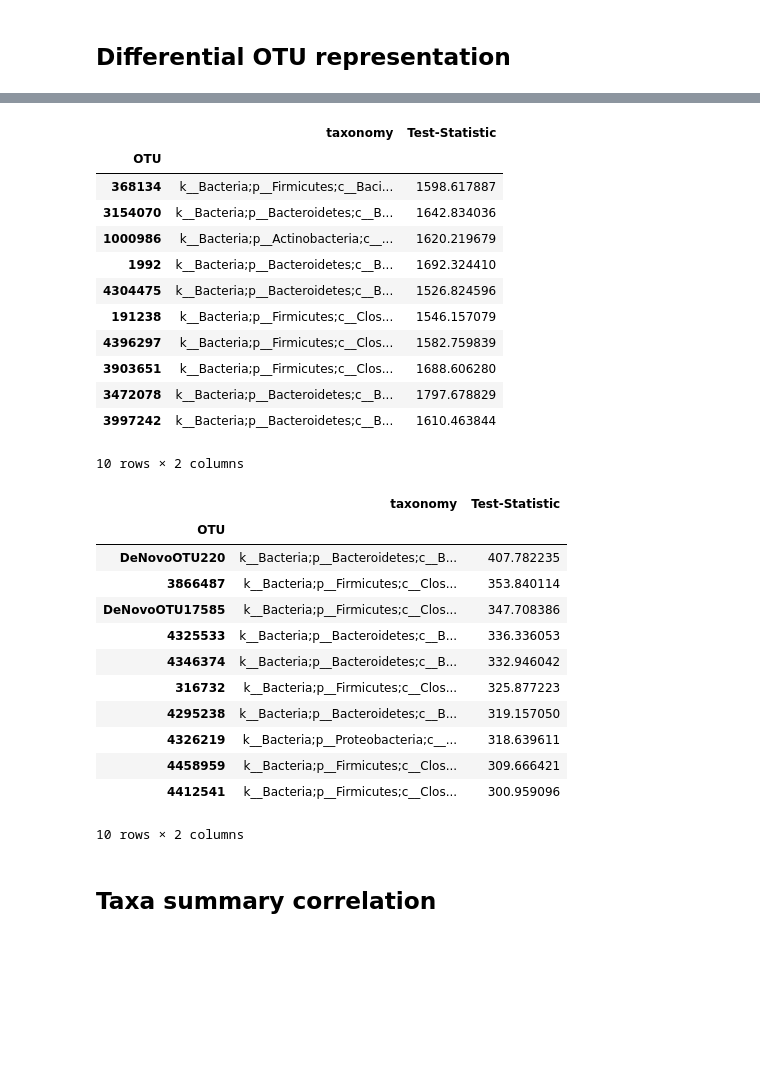
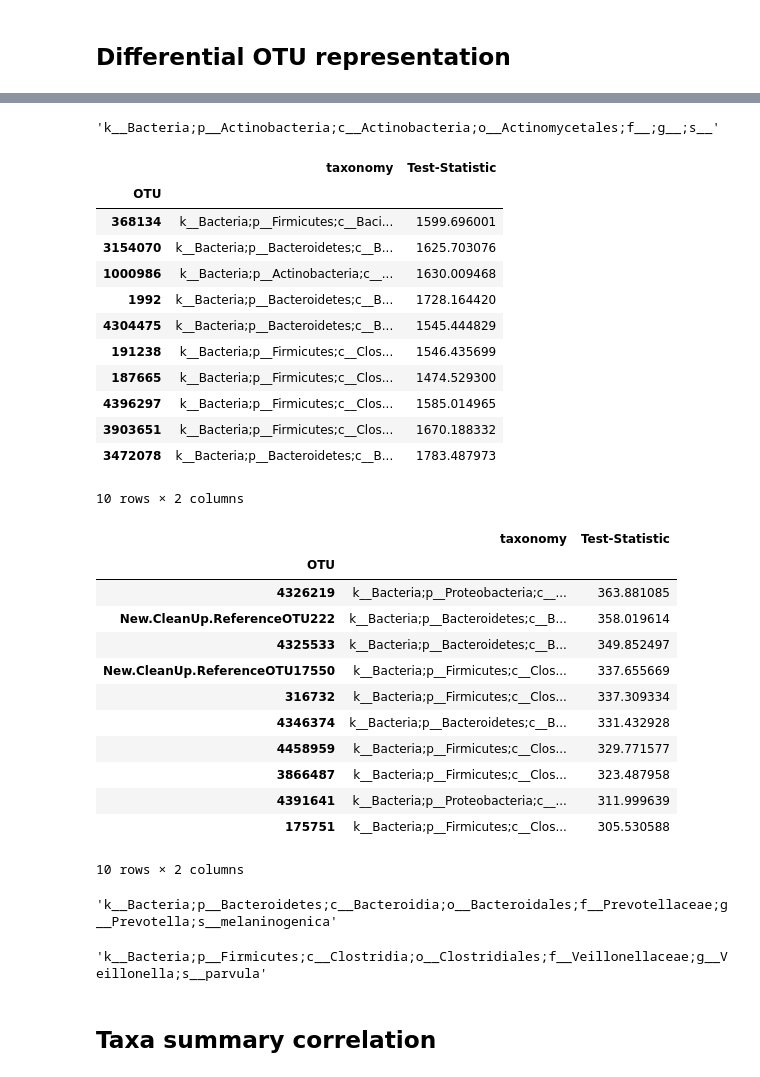
Before and after one commit to caporaso-lab/cloaked-octo-ninja, a Jupyter notebook: analyses.ipynb, the cells around one changed output, grey strips where cells are left out. Saved outputs shown, nothing was run; the diff lists cells and outputs as text; code cells hidden in the pictures; blank space fills up the shorter version.

Commit message:
added sean's table

```diff
--- a/analyses.ipynb
+++ b/analyses.ipynb
@@ -138,6 +138,3 @@ for data_set_id, gs_fp_set in zip(data_set_ids, gs_fp_sets):
         new_df = pd.DataFrame.from_csv(fp, sep='\t')
         corr_table.to_csv('gs-top-tables/%s-%s.csv' % id_)
         gs_results[id_] = new_df[['taxonomy', 'Test-Statistic']][:n]
-# %%
-pd.set_option('display.width', 5000)
-gs_results[('88-soils', 'ucr')][:10]
@@ -158,35 +157,47 @@ gs_results[('88-soils', 'ucr')][:10]
+# %%
+gs_results[('88-soils', 'ucrss')]['taxonomy']['New.ReferenceOTU22']
+# %% [output]
+'k__Bacteria;p__Actinobacteria;c__Actinobacteria;o__Actinomycetales;f__;g__;s__'
 # %%
-gs_results[('moving-pictures', 'ucr')][:10]
+gs_results[('moving-pictures', 'ucrss')][:10]
 # %% [output]
 |  | taxonomy | Test-Statistic |
 | OTU |  |  |
-| 368134 | k__Bacteria;p__Firmicutes;c__Baci... | 1598.617887 |
-| 3154070 | k__Bacteria;p__Bacteroidetes;c__B... | 1642.834036 |
-| 1000986 | k__Bacteria;p__Actinobacteria;c__... | 1620.219679 |
-| 1992 | k__Bacteria;p__Bacteroidetes;c__B... | 1692.324410 |
-| 4304475 | k__Bacteria;p__Bacteroidetes;c__B... | 1526.824596 |
-| 191238 | k__Bacteria;p__Firmicutes;c__Clos... | 1546.157079 |
-| 4396297 | k__Bacteria;p__Firmicutes;c__Clos... | 1582.759839 |
-| 3903651 | k__Bacteria;p__Firmicutes;c__Clos... | 1688.606280 |
-| 3472078 | k__Bacteria;p__Bacteroidetes;c__B... | 1797.678829 |
-| 3997242 | k__Bacteria;p__Bacteroidetes;c__B... | 1610.463844 |
+| 368134 | k__Bacteria;p__Firmicutes;c__Baci... | 1599.696001 |
+| 3154070 | k__Bacteria;p__Bacteroidetes;c__B... | 1625.703076 |
+| 1000986 | k__Bacteria;p__Actinobacteria;c__... | 1630.009468 |
+| 1992 | k__Bacteria;p__Bacteroidetes;c__B... | 1728.164420 |
+| 4304475 | k__Bacteria;p__Bacteroidetes;c__B... | 1545.444829 |
+| 191238 | k__Bacteria;p__Firmicutes;c__Clos... | 1546.435699 |
+| 187665 | k__Bacteria;p__Firmicutes;c__Clos... | 1474.529300 |
+| 4396297 | k__Bacteria;p__Firmicutes;c__Clos... | 1585.014965 |
+| 3903651 | k__Bacteria;p__Firmicutes;c__Clos... | 1670.188332 |
+| 3472078 | k__Bacteria;p__Bacteroidetes;c__B... | 1783.487973 |
 10 rows × 2 columns
 # %%
-gs_results[('whole-body', 'ucr')][:10]
+gs_results[('whole-body', 'ucrss')][:10]
 # %% [output]
 |  | taxonomy | Test-Statistic |
 | OTU |  |  |
-| DeNovoOTU220 | k__Bacteria;p__Bacteroidetes;c__B... | 407.782235 |
-| 3866487 | k__Bacteria;p__Firmicutes;c__Clos... | 353.840114 |
-| DeNovoOTU17585 | k__Bacteria;p__Firmicutes;c__Clos... | 347.708386 |
-| 4325533 | k__Bacteria;p__Bacteroidetes;c__B... | 336.336053 |
-| 4346374 | k__Bacteria;p__Bacteroidetes;c__B... | 332.946042 |
-| 316732 | k__Bacteria;p__Firmicutes;c__Clos... | 325.877223 |
-| 4295238 | k__Bacteria;p__Bacteroidetes;c__B... | 319.157050 |
-| 4326219 | k__Bacteria;p__Proteobacteria;c__... | 318.639611 |
-| 4458959 | k__Bacteria;p__Firmicutes;c__Clos... | 309.666421 |
-| 4412541 | k__Bacteria;p__Firmicutes;c__Clos... | 300.959096 |
+| 4326219 | k__Bacteria;p__Proteobacteria;c__... | 363.881085 |
+| New.CleanUp.ReferenceOTU222 | k__Bacteria;p__Bacteroidetes;c__B... | 358.019614 |
+| 4325533 | k__Bacteria;p__Bacteroidetes;c__B... | 349.852497 |
+| New.CleanUp.ReferenceOTU17550 | k__Bacteria;p__Firmicutes;c__Clos... | 337.655669 |
+| 316732 | k__Bacteria;p__Firmicutes;c__Clos... | 337.309334 |
+| 4346374 | k__Bacteria;p__Bacteroidetes;c__B... | 331.432928 |
+| 4458959 | k__Bacteria;p__Firmicutes;c__Clos... | 329.771577 |
+| 3866487 | k__Bacteria;p__Firmicutes;c__Clos... | 323.487958 |
+| 4391641 | k__Bacteria;p__Proteobacteria;c__... | 311.999639 |
+| 175751 | k__Bacteria;p__Firmicutes;c__Clos... | 305.530588 |
 10 rows × 2 columns
+# %%
+gs_results[('whole-body', 'ucrss')]['taxonomy']['New.CleanUp.ReferenceOTU222']
+# %% [output]
+'k__Bacteria;p__Bacteroidetes;c__Bacteroidia;o__Bacteroidales;f__Prevotellaceae;g__Prevotella;s__melaninogenica'
+# %%
+gs_results[('whole-body', 'ucrss')]['taxonomy']['New.CleanUp.ReferenceOTU17550']
+# %% [output]
+'k__Bacteria;p__Firmicutes;c__Clostridia;o__Clostridiales;f__Veillonellaceae;g__Veillonella;s__parvula'
 # %% [markdown]
 ## Taxa summary correlation
 # %%
```
Also changed, not shown: parts of 3 cells of this notebook, 1 other file.
